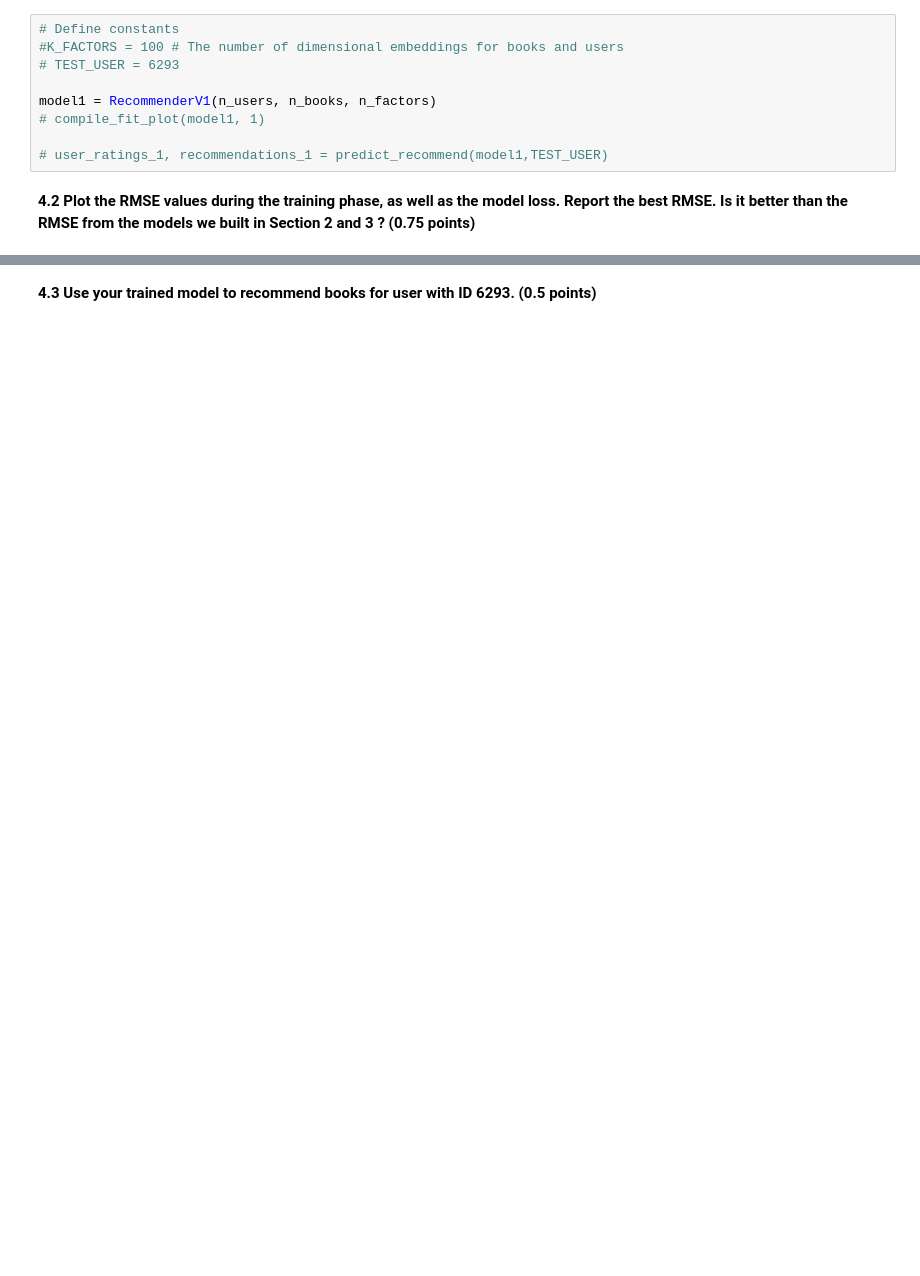
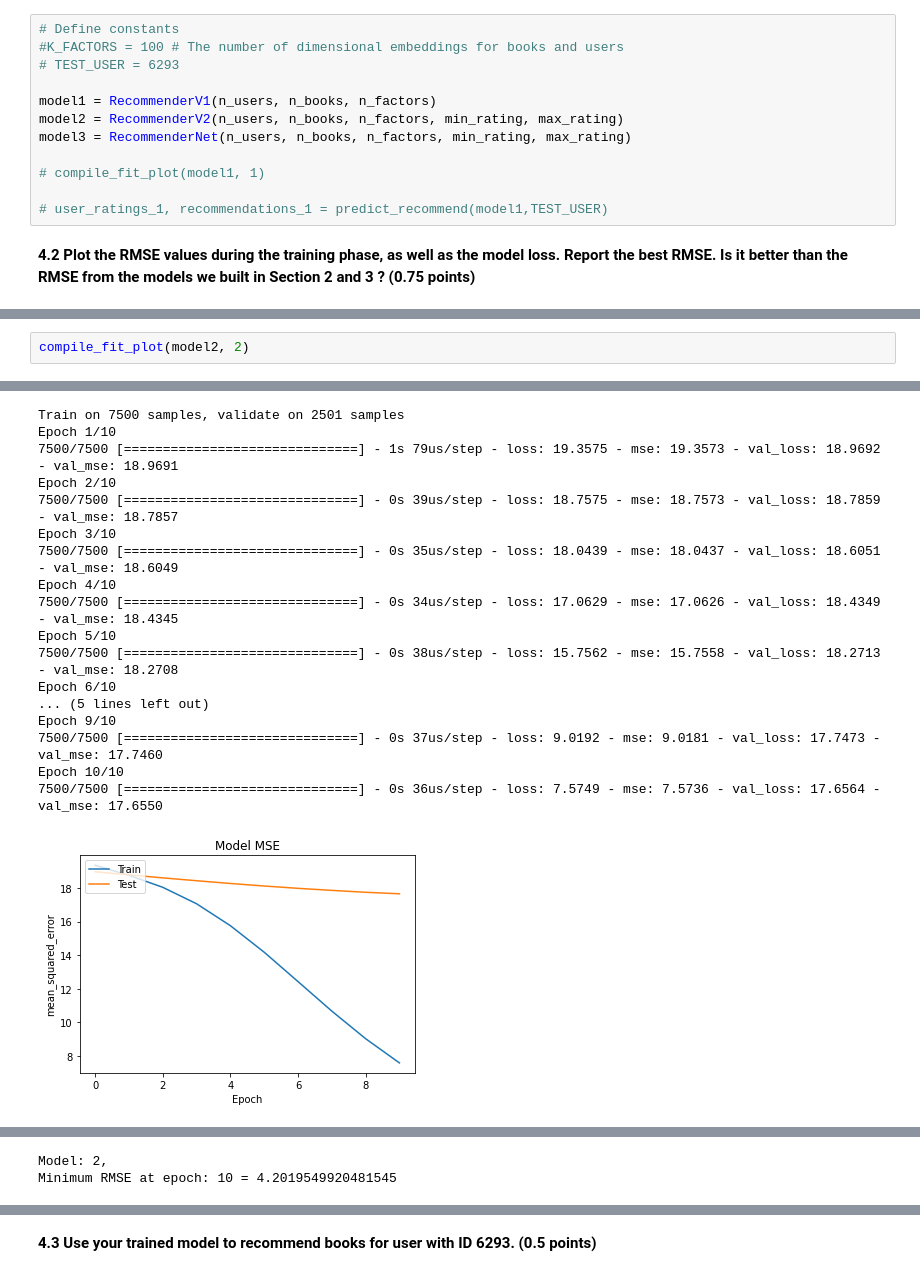
Before and after one commit to enliktjioe/bda2020, a Jupyter notebook: HW4/Homework_04_Enlik_Nga.ipynb, the cells around one changed output, grey strips where cells are left out. Drawn from its saved outputs; the diff is of its cells as text; blank space fills up the shorter version.

```diff
--- a/HW4/Homework_04_Enlik_Nga.ipynb
+++ b/HW4/Homework_04_Enlik_Nga.ipynb
@@ -879,6 +939,9 @@ def predict_recommend(model,test_user ):
 # TEST_USER = 6293
 
 model1 = RecommenderV1(n_users, n_books, n_factors)
+model2 = RecommenderV2(n_users, n_books, n_factors, min_rating, max_rating)
+model3 = RecommenderNet(n_users, n_books, n_factors, min_rating, max_rating)
+
 # compile_fit_plot(model1, 1)
 
 # user_ratings_1, recommendations_1 = predict_recommend(model1,TEST_USER)
@@ -921,0 +991,3 @@ Minimum RMSE at epoch: 5 = 5.290111536280468
+# %%
+compile_fit_plot(model2, 2)
+# %% [output]
@@ -921,0 +1011,18 @@ Minimum RMSE at epoch: 5 = 5.290111536280468
+Train on 7500 samples, validate on 2501 samples
+Epoch 1/10
+7500/7500 [==============================] - 1s 79us/step - loss: 19.3575 - mse: 19.3573 - val_loss: 18.9692 - val_mse: 18.9691
+Epoch 2/10
+7500/7500 [==============================] - 0s 39us/step - loss: 18.7575 - mse: 18.7573 - val_loss: 18.7859 - val_mse: 18.7857
+Epoch 3/10
+7500/7500 [==============================] - 0s 35us/step - loss: 18.0439 - mse: 18.0437 - val_loss: 18.6051 - val_mse: 18.6049
+Epoch 4/10
+7500/7500 [==============================] - 0s 34us/step - loss: 17.0629 - mse: 17.0626 - val_loss: 18.4349 - val_mse: 18.4345
+Epoch 5/10
+7500/7500 [==============================] - 0s 38us/step - loss: 15.7562 - mse: 15.7558 - val_loss: 18.2713 - val_mse: 18.2708
+Epoch 6/10
+... (5 lines left out)
+Epoch 9/10
+7500/7500 [==============================] - 0s 37us/step - loss: 9.0192 - mse: 9.0181 - val_loss: 17.7473 - val_mse: 17.7460
+Epoch 10/10
+7500/7500 [==============================] - 0s 36us/step - loss: 7.5749 - mse: 7.5736 - val_loss: 17.6564 - val_mse: 17.6550
+[figure, added]
@@ -921,0 +1030,2 @@ Minimum RMSE at epoch: 5 = 5.290111536280468
+Model: 2,
+Minimum RMSE at epoch: 10 = 4.2019549920481545
```
Also changed, not shown: parts of 23 cells of this notebook.
